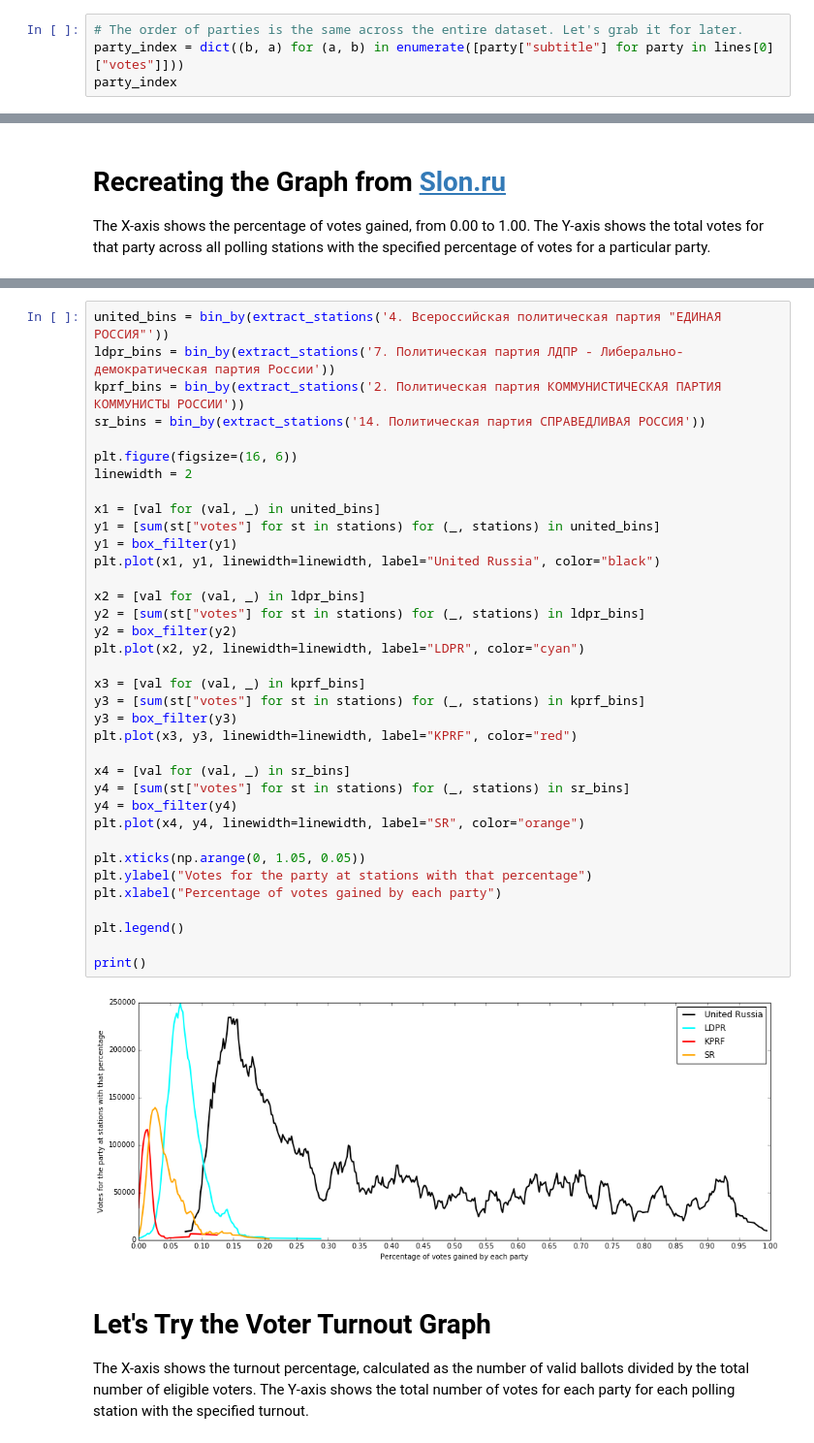
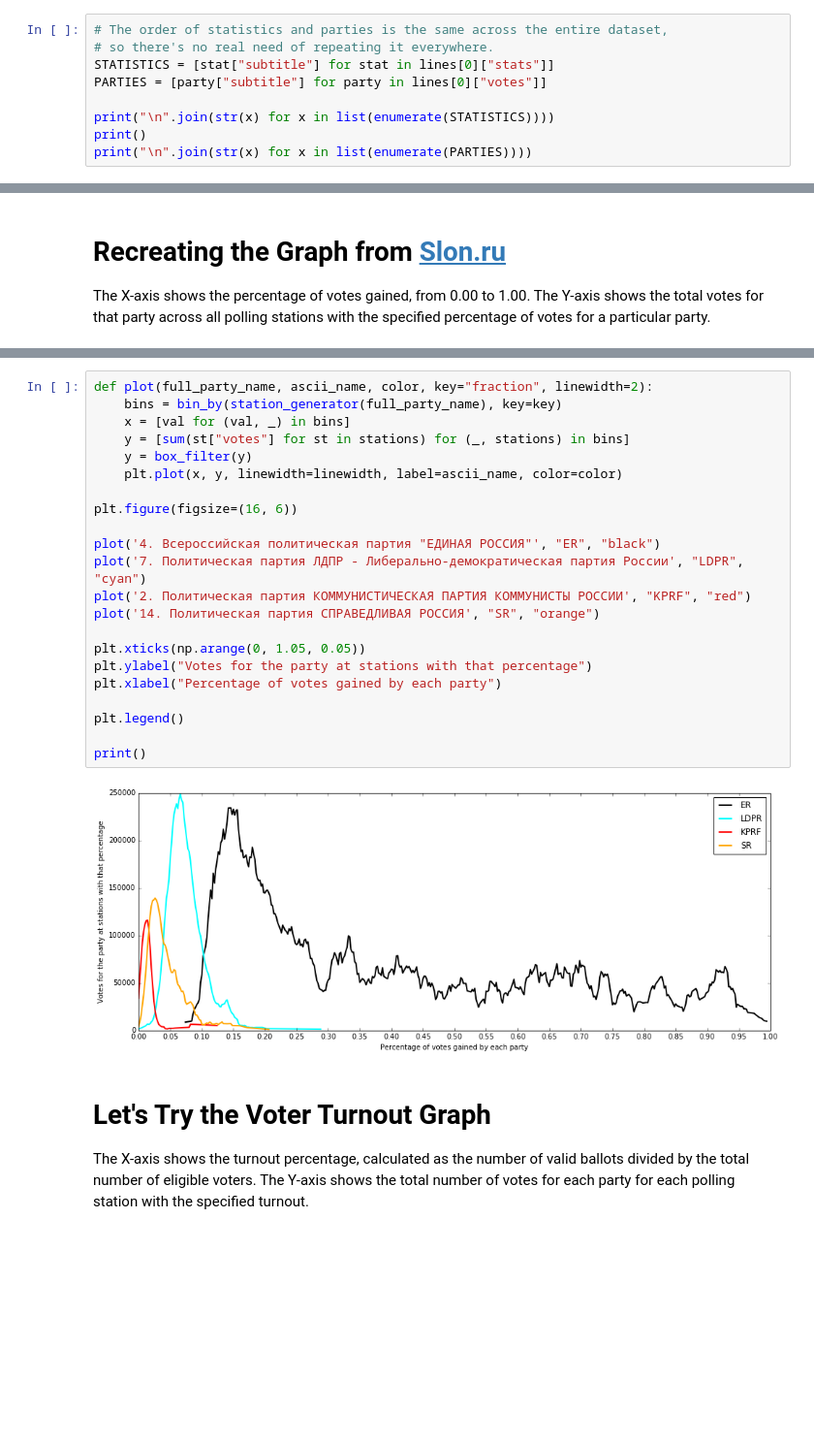
Before and after one commit to mpenkov/gosduma7, a Jupyter notebook: Elections to the State Duma 2016.ipynb, the cells around one changed output, grey strips where cells are left out. Shown at 97% size. Cells and saved outputs as stored; diff of their text form; blank space fills up the shorter version.

```diff
--- a/Elections to the State Duma 2016.ipynb
+++ b/Elections to the State Duma 2016.ipynb
@@ -53,5 +55,10 @@ lines[0]["stats"][0]
 # %%
-# The order of parties is the same across the entire dataset. Let's grab it for later.
-party_index = dict((b, a) for (a, b) in enumerate([party["subtitle"] for party in lines[0]["votes"]]))
-party_index
+# The order of statistics and parties is the same across the entire dataset,
+# so there's no real need of repeating it everywhere.
+STATISTICS = [stat["subtitle"] for stat in lines[0]["stats"]]
+PARTIES = [party["subtitle"] for party in lines[0]["votes"]]
+
+print("\n".join(str(x) for x in list(enumerate(STATISTICS))))
+print()
+print("\n".join(str(x) for x in list(enumerate(PARTIES))))
 # %% [output]
@@ -155,44 +170,30 @@ def box_filter(y, box_pts=9):
     box = np.ones(box_pts)/box_pts
     y_smooth = np.convolve(y, box, mode='same')
     return y_smooth
-# %%
-united_bins = bin_by(extract_stations('4. Всероссийская политическая партия "ЕДИНАЯ РОССИЯ"'))
-ldpr_bins = bin_by(extract_stations('7. Политическая партия ЛДПР - Либерально-демократическая партия России'))
-kprf_bins = bin_by(extract_stations('2. Политическая партия КОММУНИСТИЧЕСКАЯ ПАРТИЯ КОММУНИСТЫ РОССИИ'))
-sr_bins = bin_by(extract_stations('14. Политическая партия СПРАВЕДЛИВАЯ РОССИЯ'))
-
-plt.figure(figsize=(16, 6))
-linewidth = 2
-
-x1 = [val for (val, _) in united_bins]
-y1 = [sum(st["votes"] for st in stations) for (_, stations) in united_bins]
-y1 = box_filter(y1)
-plt.plot(x1, y1, linewidth=linewidth, label="United Russia", color="black")
-
-x2 = [val for (val, _) in ldpr_bins]
-y2 = [sum(st["votes"] for st in stations) for (_, stations) in ldpr_bins]
-y2 = box_filter(y2)
-plt.plot(x2, y2, linewidth=linewidth, label="LDPR", color="cyan")
-
-x3 = [val for (val, _) in kprf_bins]
-y3 = [sum(st["votes"] for st in stations) for (_, stations) in kprf_bins]
-y3 = box_filter(y3)
-plt.plot(x3, y3, linewidth=linewidth, label="KPRF", color="red")
-
-x4 = [val for (val, _) in sr_bins]
-y4 = [sum(st["votes"] for st in stations) for (_, stations) in sr_bins]
-y4 = box_filter(y4)
-plt.plot(x4, y4, linewidth=linewidth, label="SR", color="orange")
-
-plt.xticks(np.arange(0, 1.05, 0.05))
-plt.ylabel("Votes for the party at stations with that percentage")
-plt.xlabel("Percentage of votes gained by each party")
-
-plt.legend()
-
-print()
-# %% [output]
-[figure, removed]
+# %%
+def plot(full_party_name, ascii_name, color, key="fraction", linewidth=2):
+    bins = bin_by(station_generator(full_party_name), key=key)
+    x = [val for (val, _) in bins]
+    y = [sum(st["votes"] for st in stations) for (_, stations) in bins]
+    y = box_filter(y)
+    plt.plot(x, y, linewidth=linewidth, label=ascii_name, color=color)
+
+plt.figure(figsize=(16, 6))
+
+plot('4. Всероссийская политическая партия "ЕДИНАЯ РОССИЯ"', "ER", "black")
+plot('7. Политическая партия ЛДПР - Либерально-демократическая партия России', "LDPR", "cyan")
+plot('2. Политическая партия КОММУНИСТИЧЕСКАЯ ПАРТИЯ КОММУНИСТЫ РОССИИ', "KPRF", "red")
+plot('14. Политическая партия СПРАВЕДЛИВАЯ РОССИЯ', "SR", "orange")
+
+plt.xticks(np.arange(0, 1.05, 0.05))
+plt.ylabel("Votes for the party at stations with that percentage")
+plt.xlabel("Percentage of votes gained by each party")
+
+plt.legend()
+
+print()
+# %% [output]
+[figure, added]
 # %% [markdown]
 # Let's Try the Voter Turnout Graph
 The X-axis shows the turnout percentage, calculated as the number of valid ballots divided by the total number of eligible voters. The Y-axis shows the total number of votes for each party for each polling station with the specified turnout.
```
Also changed, not shown: parts of 7 cells of this notebook.
